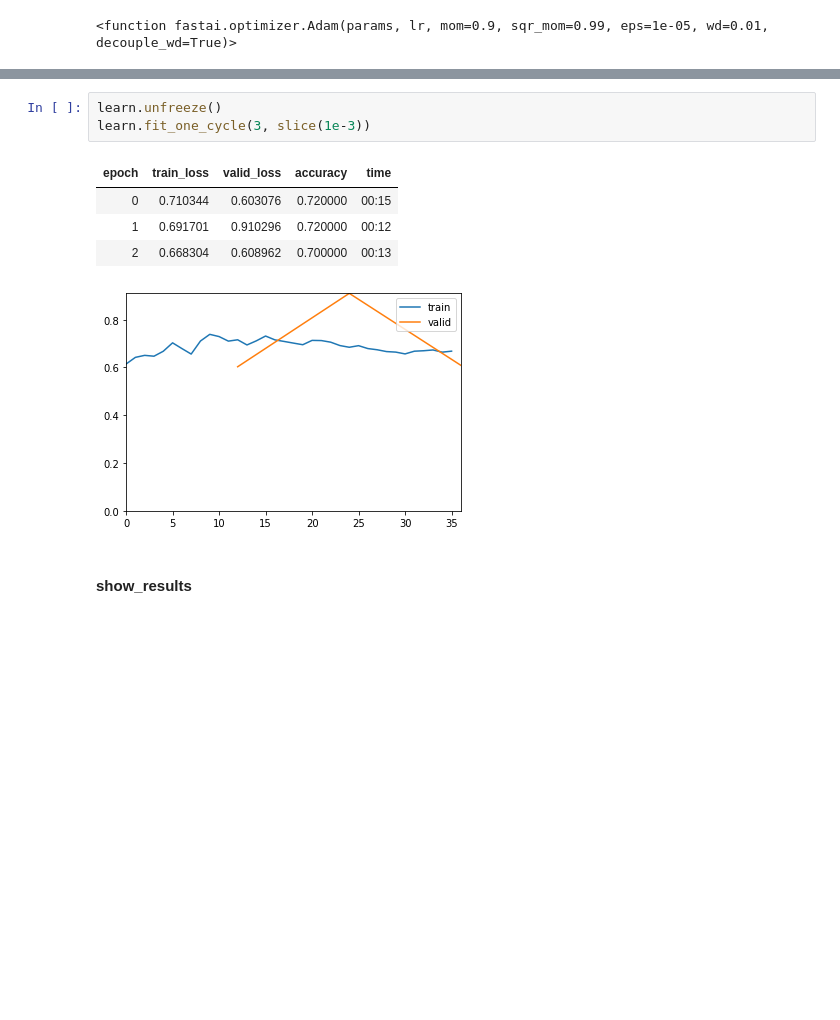
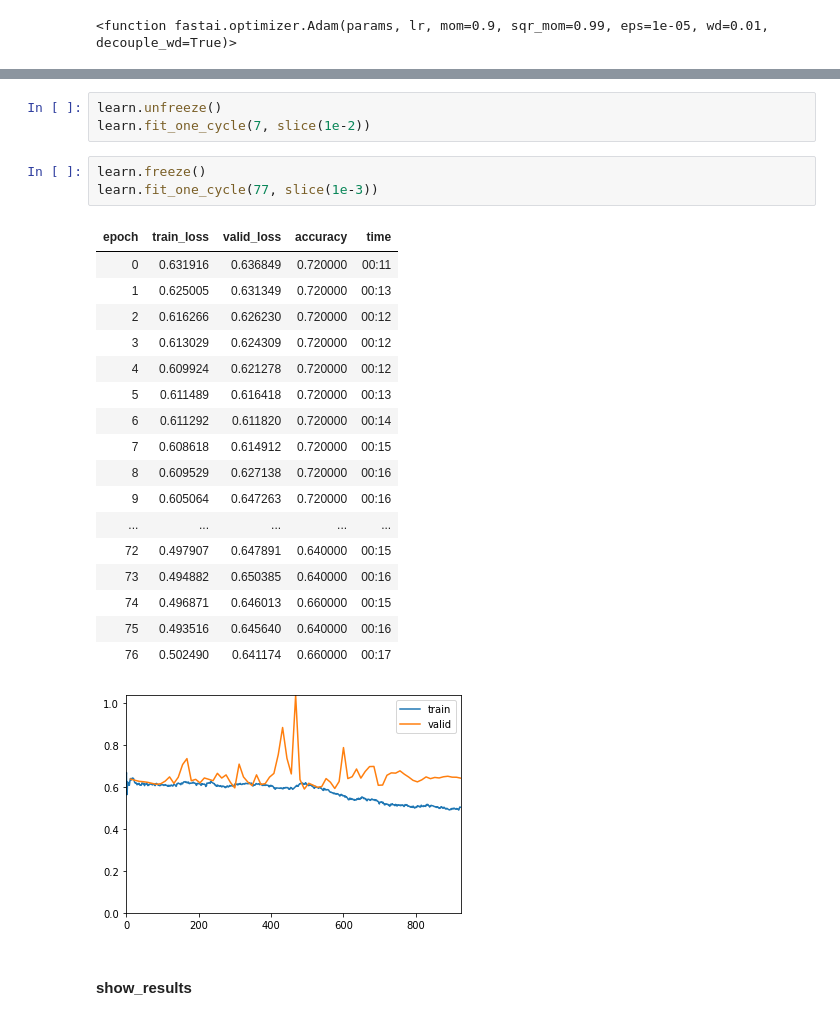
Before and after one commit to asvcode/MedicalImaging, a Jupyter notebook: _notebooks/2020-04-29-Starting-With-Medical-Imaging.ipynb, the cells around one changed output, grey strips where cells are left out. Saved outputs shown, nothing was run; the diff lists cells and outputs as text; blank space fills up the shorter version.

```diff
--- a/_notebooks/2020-04-29-Starting-With-Medical-Imaging.ipynb
+++ b/_notebooks/2020-04-29-Starting-With-Medical-Imaging.ipynb
@@ -356,12 +357,28 @@ SuggestedLRs(lr_min=0.00014454397605732084, lr_steep=0.0012022644514217973)
 # %%
 learn.unfreeze()
-learn.fit_one_cycle(3, slice(1e-3))
+learn.fit_one_cycle(7, slice(1e-2))
-# %% [output]
-| epoch | train_loss | valid_loss | accuracy | time |
-| 0 | 0.710344 | 0.603076 | 0.720000 | 00:15 |
-| 1 | 0.691701 | 0.910296 | 0.720000 | 00:12 |
-| 2 | 0.668304 | 0.608962 | 0.700000 | 00:13 |
-[figure, removed]
+# %%
+learn.freeze()
+learn.fit_one_cycle(77, slice(1e-3))
+# %% [output]
+| epoch | train_loss | valid_loss | accuracy | time |
+| 0 | 0.631916 | 0.636849 | 0.720000 | 00:11 |
+| 1 | 0.625005 | 0.631349 | 0.720000 | 00:13 |
+| 2 | 0.616266 | 0.626230 | 0.720000 | 00:12 |
+| 3 | 0.613029 | 0.624309 | 0.720000 | 00:12 |
+| 4 | 0.609924 | 0.621278 | 0.720000 | 00:12 |
+| 5 | 0.611489 | 0.616418 | 0.720000 | 00:13 |
+| 6 | 0.611292 | 0.611820 | 0.720000 | 00:14 |
+| 7 | 0.608618 | 0.614912 | 0.720000 | 00:15 |
+| 8 | 0.609529 | 0.627138 | 0.720000 | 00:16 |
+| 9 | 0.605064 | 0.647263 | 0.720000 | 00:16 |
+| ... | ... | ... | ... | ... |
+| 72 | 0.497907 | 0.647891 | 0.640000 | 00:15 |
+| 73 | 0.494882 | 0.650385 | 0.640000 | 00:16 |
+| 74 | 0.496871 | 0.646013 | 0.660000 | 00:15 |
+| 75 | 0.493516 | 0.645640 | 0.640000 | 00:16 |
+| 76 | 0.502490 | 0.641174 | 0.660000 | 00:17 |
+[figure, added]
 # %% [markdown]
 #### show_results
 # %% [markdown]
```
Also changed, not shown: parts of 17 cells of this notebook.
